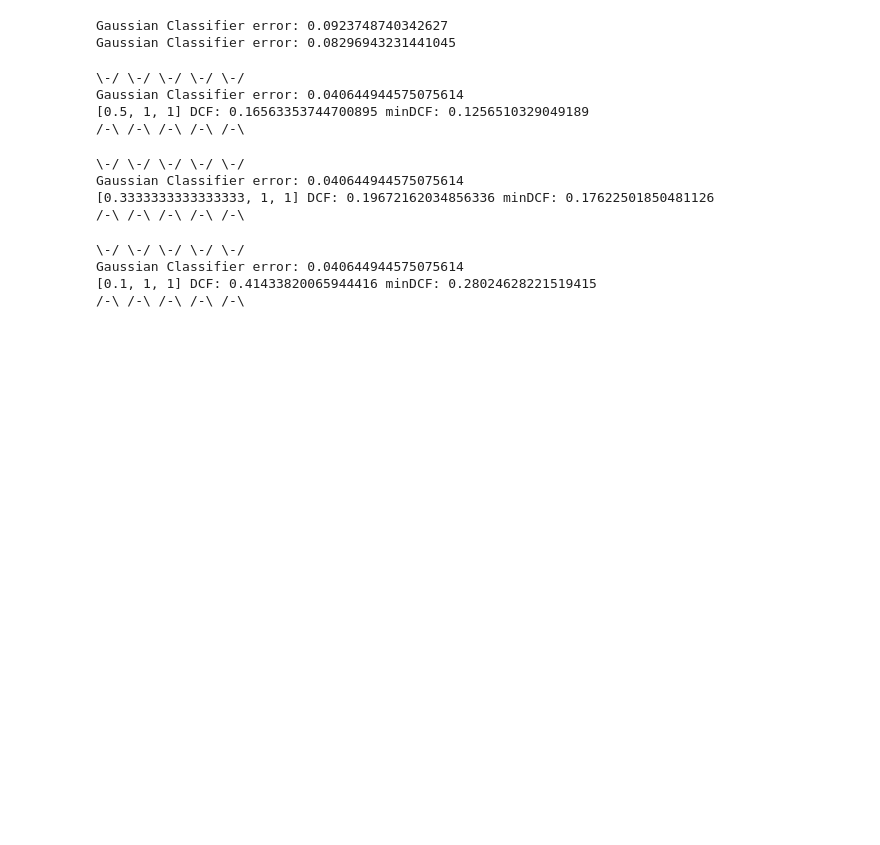
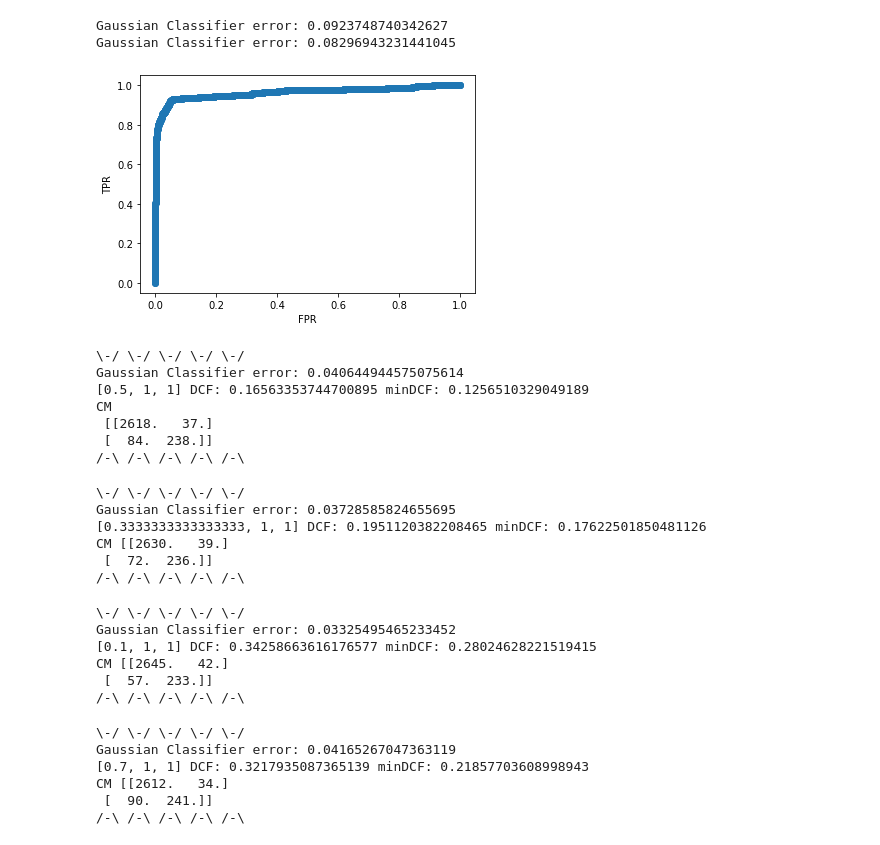
Before and after one commit to franzhd/Pulsar_project, a Jupyter notebook: Jupyter_notebook/GaussianClassifier.ipynb, the cells around one changed output. Drawn from its saved outputs; the diff is of its cells as text; code cells hidden in the pictures; blank space fills up the shorter version.

```diff
--- a/Jupyter_notebook/GaussianClassifier.ipynb
+++ b/Jupyter_notebook/GaussianClassifier.ipynb
@@ -70,59 +70,68 @@ class GaussianClassifier_mod1:
     def train(self, DTR, LTR):
         self.mu, self.C = ml.MU_Cov_calculator(DTR, LTR)
 
-    def test(self, DTE, LTE, app):
+    def test(self, DTE, LTE, app, ROC=False):
         S = numpy.zeros((numpy.unique(LTE).size, DTE.shape[1]))
         ll = numpy.zeros((numpy.unique(LTE).size, DTE.shape[1]))
         predicted = []
 
         for i in numpy.unique(LTE):
             ll[i, :] = ml.GAU_logpdf_ND(DTE, self.mu[i], self.C[i])
-            S[i, :] = ll[i, :]  + numpy.log(1/2)
 
-        Sp = scipy.special.logsumexp(S, axis=0)
+        llr = numpy.array(ll[1, :]-ll[0, :])
 
-        for x, p in zip(S.T, Sp):
-            tmp = x - p
-            predicted.append(numpy.argmax(tmp))
+        CM = ml.compute_optimal_B_decision(app, llr, LTE)
 
-        predicted = numpy.array(predicted)
-
-        app_bayes_risk=ml.compute_Bayes_risk(ml.compute_confusion_matrix(predicted, LTE), app)
+        app_bayes_risk=ml.compute_Bayes_risk(CM, app)
         DCF = ml.compute_norm_Bayes(app_bayes_risk, app)
 
-        llr = numpy.array(ll[1, :]-ll[0, :])
         minDCF= ml.compute_min_DCF(llr, app, LTE)
-
-
-        True_prediction = numpy.array([predicted == LTE])
-        error = 1 - (numpy.count_nonzero(True_prediction) / True_prediction.size)
+        error = 1-(CM[0, 0]+CM[1,1])/(len(LTE))
+        if(ROC == True):
+            ml.plot_ROC(app, llr, LTE)
 
         print("\-/ \-/ \-/ \-/ \-/ ")
         print("Gaussian Classifier error:", error)
         print(app,"DCF:", DCF, "minDCF:", minDCF)
+        print('CM\n', CM)
         print("/-\ /-\ /-\ /-\ /-\ ")
 # %%
 G=GaussianClassifier_mod1()
 G.train(DTR,LTR)
-G.test(DTE,LTE, [1/2,1,1])
+G.test(DTE,LTE, [1/2,1,1], True)
 # %% [output]
+[figure, added]
 \-/ \-/ \-/ \-/ \-/
 Gaussian Classifier error: 0.040644944575075614
 [0.5, 1, 1] DCF: 0.16563353744700895 minDCF: 0.1256510329049189
+CM
+ [[2618.   37.]
+ [  84.  238.]]
 /-\ /-\ /-\ /-\ /-\
 # %%
 G.test(DTE,LTE, [1/3,1,1])
 # %% [output]
 \-/ \-/ \-/ \-/ \-/
-Gaussian Classifier error: 0.040644944575075614
-[0.3333333333333333, 1, 1] DCF: 0.19672162034856336 minDCF: 0.17622501850481126
+Gaussian Classifier error: 0.03728585824655695
+[0.3333333333333333, 1, 1] DCF: 0.1951120382208465 minDCF: 0.17622501850481126
+CM [[2630.   39.]
+ [  72.  236.]]
 /-\ /-\ /-\ /-\ /-\
 # %%
 G.test(DTE,LTE, [0.1,1,1])
 # %% [output]
 \-/ \-/ \-/ \-/ \-/
-Gaussian Classifier error: 0.040644944575075614
-[0.1, 1, 1] DCF: 0.41433820065944416 minDCF: 0.28024628221519415
+Gaussian Classifier error: 0.03325495465233452
+[0.1, 1, 1] DCF: 0.34258663616176577 minDCF: 0.28024628221519415
+CM [[2645.   42.]
+ [  57.  233.]]
 /-\ /-\ /-\ /-\ /-\
 # %%
-G.test(DTE,LTE, [0.1,1,1])
+G.test(DTE,LTE, [0.7,1,1])
+# %% [output]
+\-/ \-/ \-/ \-/ \-/
+Gaussian Classifier error: 0.04165267047363119
+[0.7, 1, 1] DCF: 0.3217935087365139 minDCF: 0.21857703608998943
+CM [[2612.   34.]
+ [  90.  241.]]
+/-\ /-\ /-\ /-\ /-\
```
Also changed, not shown: parts of 13 cells of this notebook, 4 other files.
